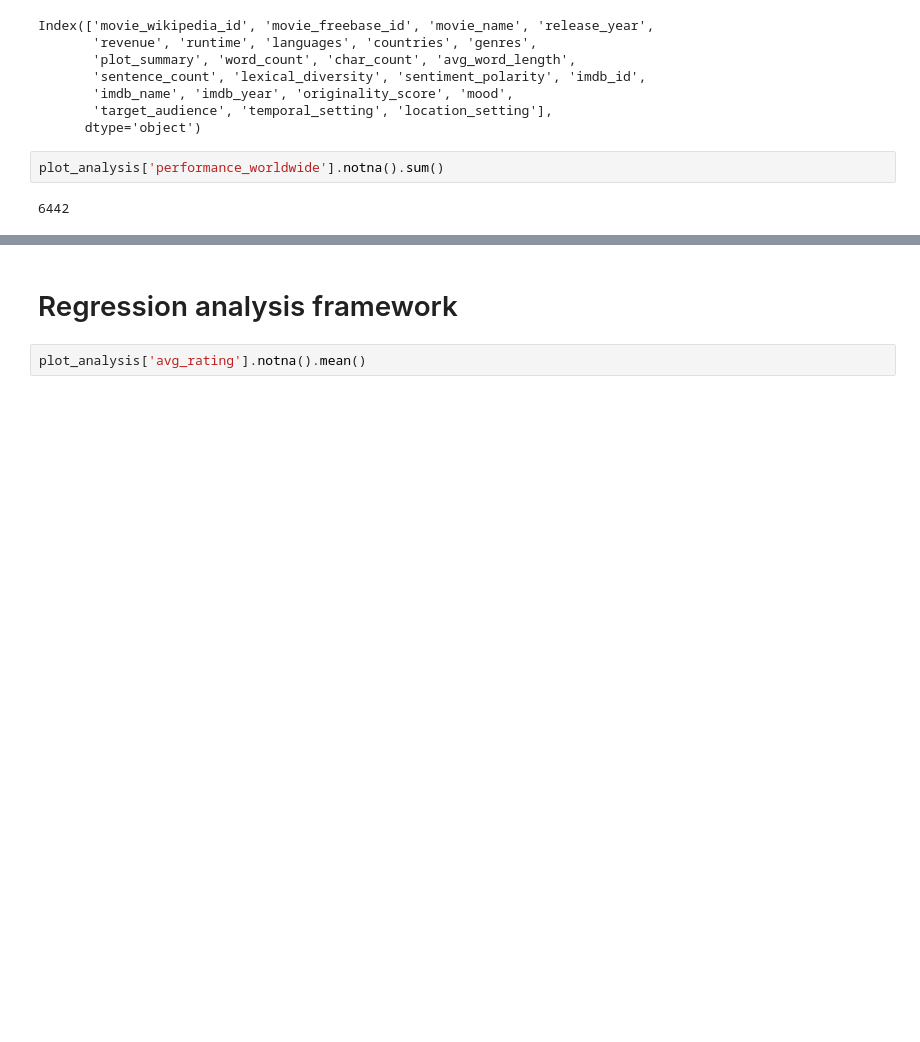
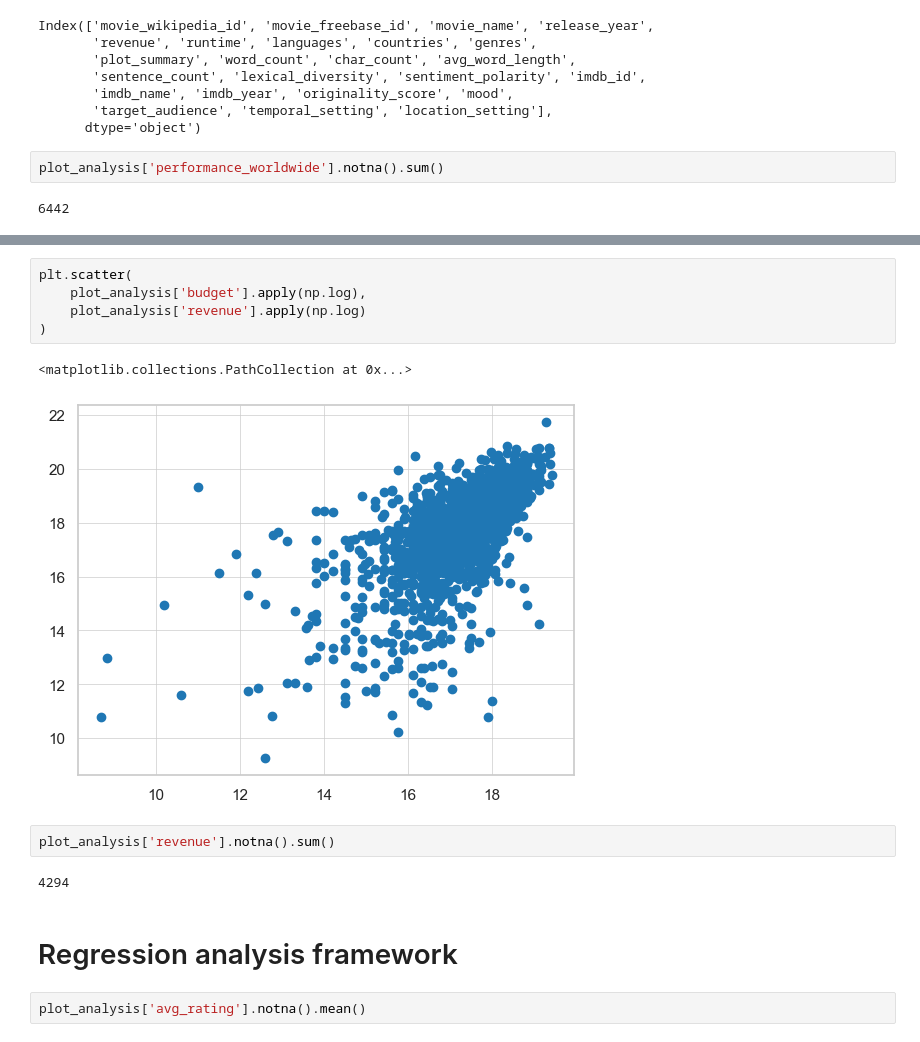
Before and after one commit to epfl-ada/ada-2023-project-biasbusters, a Jupyter notebook: regression_analysis.ipynb, the cells around one changed output, grey strips where cells are left out. Drawn from its saved outputs; the diff is of its cells as text; blank space fills up the shorter version.

```diff
--- a/regression_analysis.ipynb
+++ b/regression_analysis.ipynb
@@ -105,3 +125,15 @@ plot_analysis['performance_worldwide'].notna().sum()
+# %%
+plt.scatter(
+    plot_analysis['budget'].apply(np.log),
+    plot_analysis['revenue'].apply(np.log)
+)
+# %% [output]
+<matplotlib.collections.PathCollection at 0x...>
+[figure, added]
+# %%
+plot_analysis['revenue'].notna().sum()
+# %% [output]
+4294
 # %% [markdown]
 # Regression analysis framework
 # %%
```
Also changed, not shown: parts of 6 cells of this notebook.
